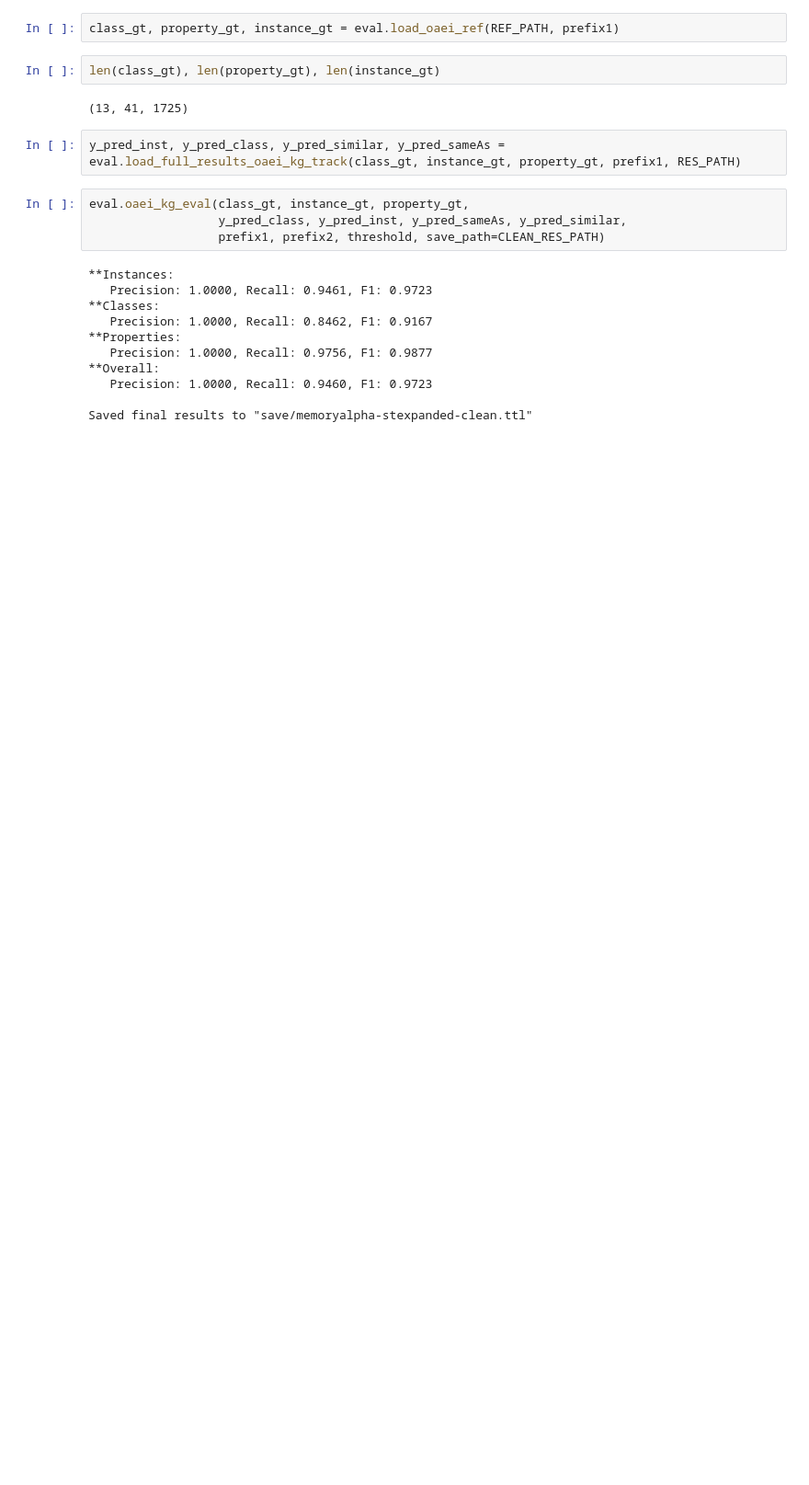
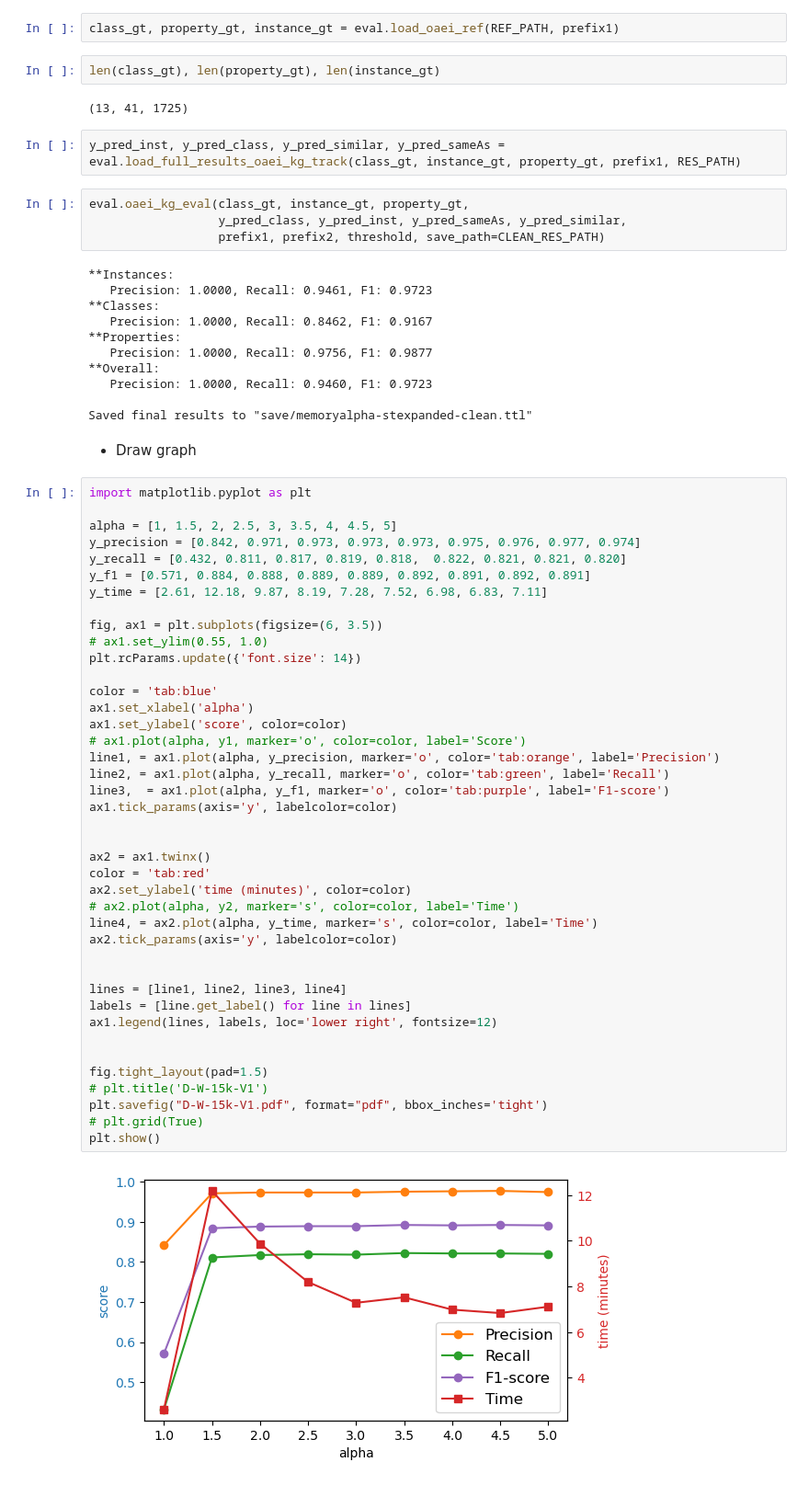
Before and after one commit to dig-team/FLORA, a Jupyter notebook: analysis.ipynb, the cells around one changed output. Shown at 92% size. Drawn from its saved outputs; the diff is of its cells as text; blank space fills up the shorter version.

```diff
--- a/analysis.ipynb
+++ b/analysis.ipynb
@@ -81,3 +81,48 @@ eval.oaei_kg_eval(class_gt, instance_gt, property_gt,
    Precision: 1.0000, Recall: 0.9460, F1: 0.9723
 
 Saved final results to "save/memoryalpha-stexpanded-clean.ttl"
+# %% [markdown]
+* Draw graph
+# %%
+import matplotlib.pyplot as plt
+
+alpha = [1, 1.5, 2, 2.5, 3, 3.5, 4, 4.5, 5]
+y_precision = [0.842, 0.971, 0.973, 0.973, 0.973, 0.975, 0.976, 0.977, 0.974]
+y_recall = [0.432, 0.811, 0.817, 0.819, 0.818,  0.822, 0.821, 0.821, 0.820]
+y_f1 = [0.571, 0.884, 0.888, 0.889, 0.889, 0.892, 0.891, 0.892, 0.891]
+y_time = [2.61, 12.18, 9.87, 8.19, 7.28, 7.52, 6.98, 6.83, 7.11]
+
+fig, ax1 = plt.subplots(figsize=(6, 3.5))
+# ax1.set_ylim(0.55, 1.0)
+plt.rcParams.update({'font.size': 14})
+
+color = 'tab:blue'
+ax1.set_xlabel('alpha')
+ax1.set_ylabel('score', color=color)
+# ax1.plot(alpha, y1, marker='o', color=color, label='Score')
+line1, = ax1.plot(alpha, y_precision, marker='o', color='tab:orange', label='Precision')
+line2, = ax1.plot(alpha, y_recall, marker='o', color='tab:green', label='Recall')
+line3,  = ax1.plot(alpha, y_f1, marker='o', color='tab:purple', label='F1-score')
+ax1.tick_params(axis='y', labelcolor=color)
+
+
+ax2 = ax1.twinx()
+color = 'tab:red'
+ax2.set_ylabel('time (minutes)', color=color)
+# ax2.plot(alpha, y2, marker='s', color=color, label='Time')
+line4, = ax2.plot(alpha, y_time, marker='s', color=color, label='Time')
+ax2.tick_params(axis='y', labelcolor=color)
+
+
+lines = [line1, line2, line3, line4]
+labels = [line.get_label() for line in lines]
+ax1.legend(lines, labels, loc='lower right', fontsize=12)
+
+
+fig.tight_layout(pad=1.5)
+# plt.title('D-W-15k-V1')
+plt.savefig("D-W-15k-V1.pdf", format="pdf", bbox_inches='tight')
+# plt.grid(True)
+plt.show()
+# %% [output]
+[figure, added]
```
Also changed, not shown: 1 other file.
